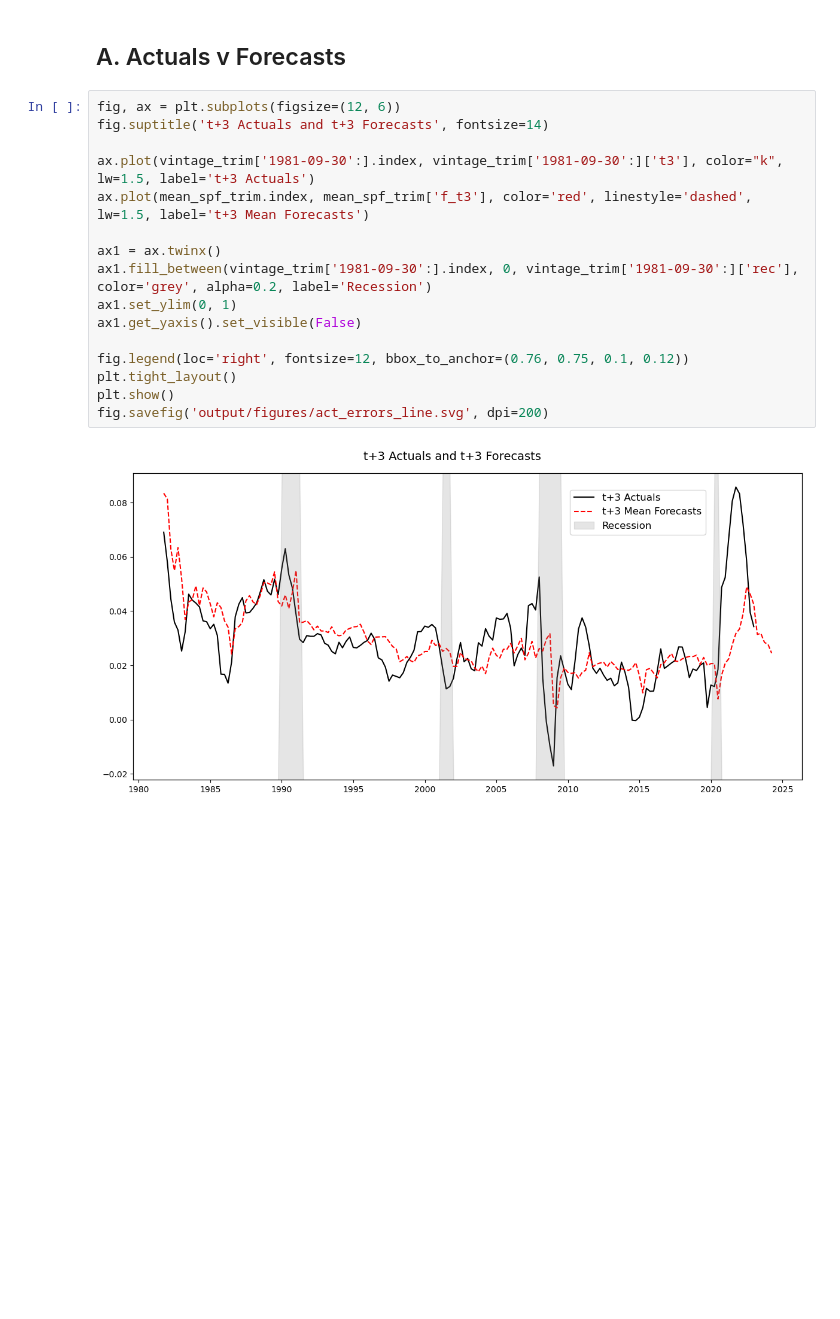
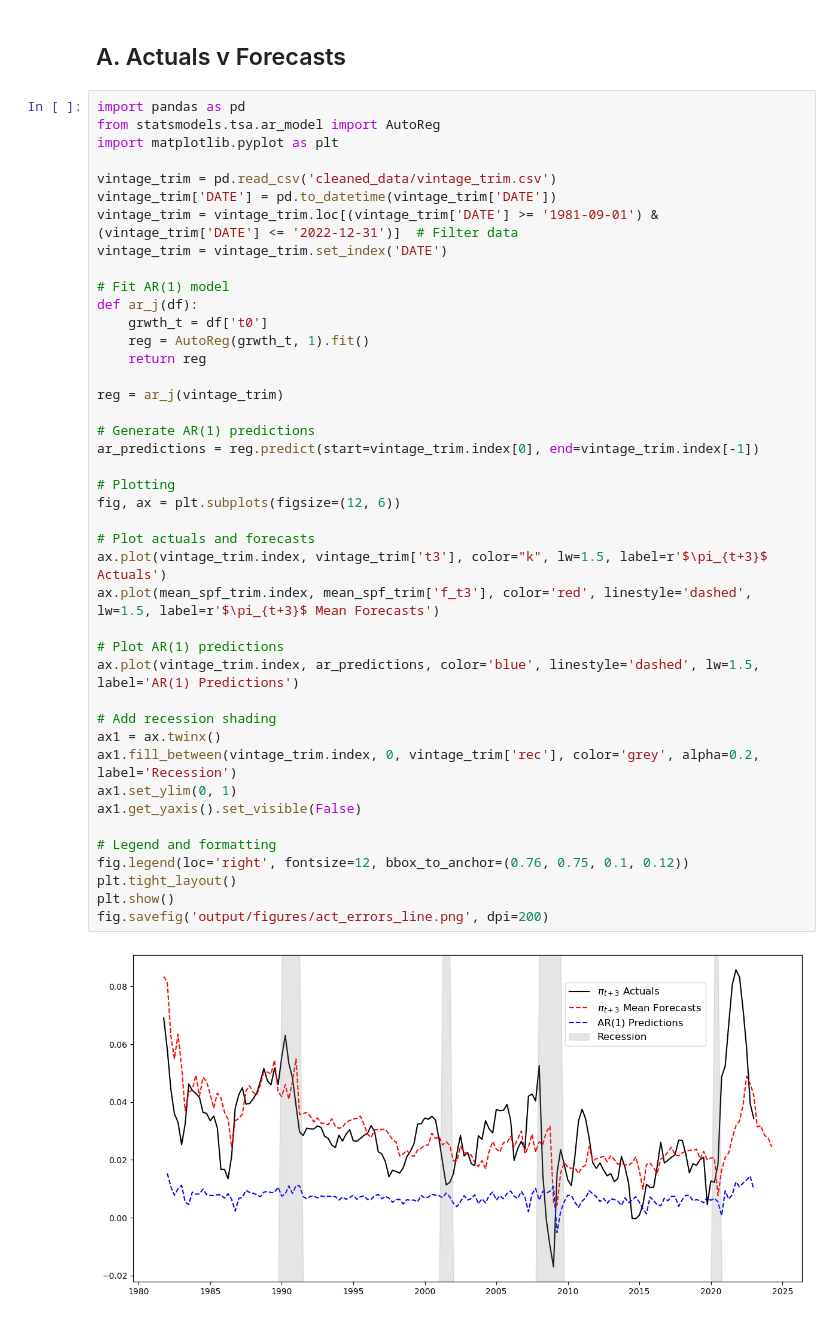
Before and after one commit to calvinmcelvain/expectation_replication, a Jupyter notebook: code/_005plots.ipynb, the cells around one changed output. Drawn from its saved outputs; the diff is of its cells as text; blank space fills up the shorter version.

```diff
--- a/code/_005plots.ipynb
+++ b/code/_005plots.ipynb
@@ -101,20 +104,46 @@ fig.savefig('output/figures/ar_scat.svg', dpi=200)
 # %% [markdown]
 ## A. Actuals v Forecasts
 # %%
+import pandas as pd
+from statsmodels.tsa.ar_model import AutoReg
+import matplotlib.pyplot as plt
+
+vintage_trim = pd.read_csv('cleaned_data/vintage_trim.csv')
+vintage_trim['DATE'] = pd.to_datetime(vintage_trim['DATE'])
+vintage_trim = vintage_trim.loc[(vintage_trim['DATE'] >= '1981-09-01') & (vintage_trim['DATE'] <= '2022-12-31')]  # Filter data
+vintage_trim = vintage_trim.set_index('DATE')
+
+# Fit AR(1) model
+def ar_j(df):
+    grwth_t = df['t0']
+    reg = AutoReg(grwth_t, 1).fit()
+    return reg
+
+reg = ar_j(vintage_trim)
+
+# Generate AR(1) predictions
+ar_predictions = reg.predict(start=vintage_trim.index[0], end=vintage_trim.index[-1])
+
+# Plotting
 fig, ax = plt.subplots(figsize=(12, 6))
-fig.suptitle('t+3 Actuals and t+3 Forecasts', fontsize=14)
 
-ax.plot(vintage_trim['1981-09-30':].index, vintage_trim['1981-09-30':]['t3'], color="k", lw=1.5, label='t+3 Actuals')
-ax.plot(mean_spf_trim.index, mean_spf_trim['f_t3'], color='red', linestyle='dashed', lw=1.5, label='t+3 Mean Forecasts')
+# Plot actuals and forecasts
+ax.plot(vintage_trim.index, vintage_trim['t3'], color="k", lw=1.5, label=r'$\pi_{t+3}$ Actuals')
+ax.plot(mean_spf_trim.index, mean_spf_trim['f_t3'], color='red', linestyle='dashed', lw=1.5, label=r'$\pi_{t+3}$ Mean Forecasts')
 
+# Plot AR(1) predictions
+ax.plot(vintage_trim.index, ar_predictions, color='blue', linestyle='dashed', lw=1.5, label='AR(1) Predictions')
+
+# Add recession shading
 ax1 = ax.twinx()
-ax1.fill_between(vintage_trim['1981-09-30':].index, 0, vintage_trim['1981-09-30':]['rec'], color='grey', alpha=0.2, label='Recession')
+ax1.fill_between(vintage_trim.index, 0, vintage_trim['rec'], color='grey', alpha=0.2, label='Recession')
 ax1.set_ylim(0, 1)
 ax1.get_yaxis().set_visible(False)
 
+# Legend and formatting
 fig.legend(loc='right', fontsize=12, bbox_to_anchor=(0.76, 0.75, 0.1, 0.12))
 plt.tight_layout()
 plt.show()
-fig.savefig('output/figures/act_errors_line.svg', dpi=200)
+fig.savefig('output/figures/act_errors_line.png', dpi=200)
 # %% [output]
-[figure, old version]
+[figure, new version]
```
Also changed, not shown: parts of 2 cells of this notebook, 17 other files.
